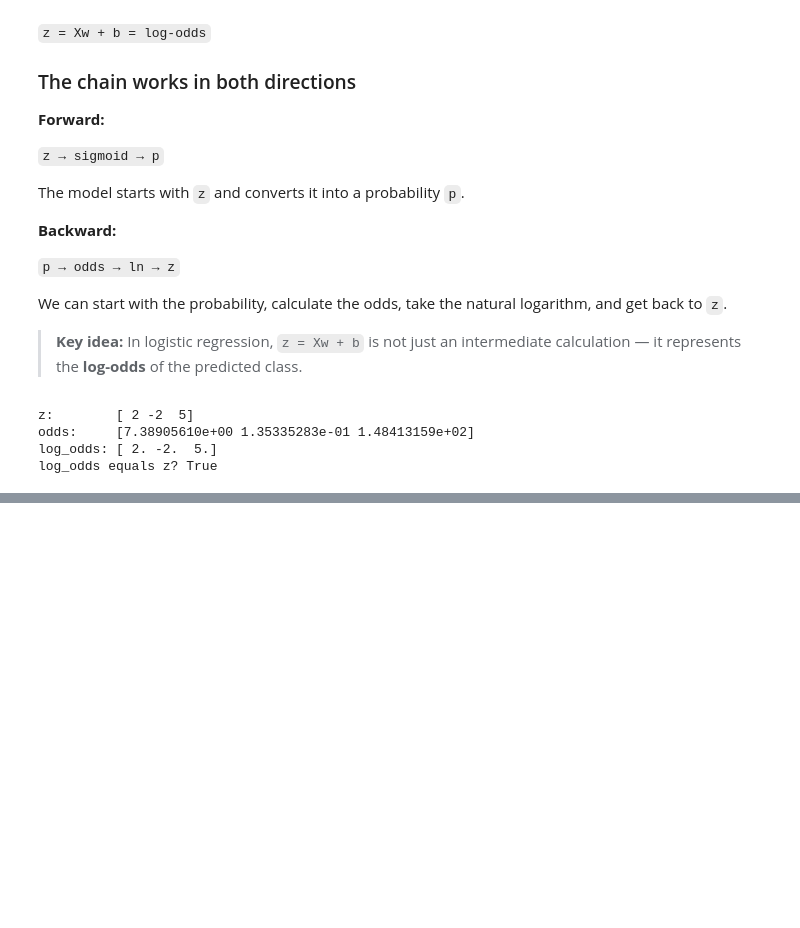
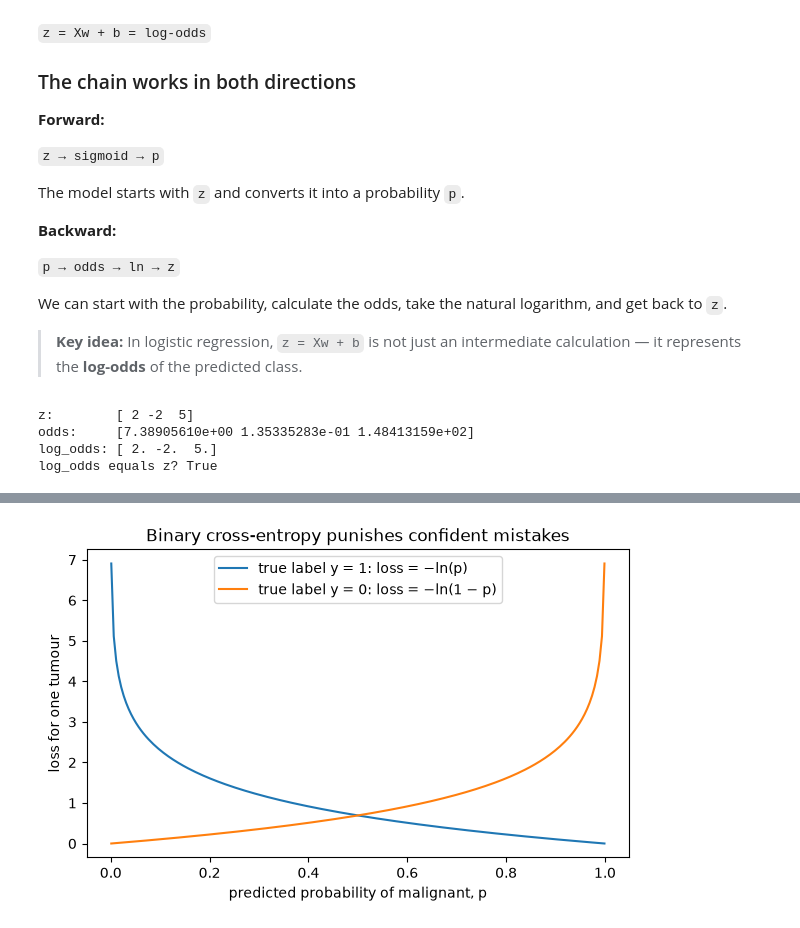
Before and after one commit to aviraljoshi27/mini-logistic-regression, a Jupyter notebook: notebooks/03_logistic_regression_math.ipynb, the cells around one changed output, grey strips where cells are left out. Saved outputs shown, nothing was run; the diff lists cells and outputs as text; code cells hidden in the pictures; blank space fills up the shorter version.

```diff
--- a/notebooks/03_logistic_regression_math.ipynb
+++ b/notebooks/03_logistic_regression_math.ipynb
@@ -146,0 +185,14 @@ log_odds equals z? True
+# %%
+# tumour's loss change as p moves from 0 to 1?
+p_grid = np.linspace(0.001, 0.999, 200)
+
+fig, ax = plt.subplots(figsize=(7, 4))
+ax.plot(p_grid, -np.log(p_grid), label="true label y = 1: loss = −ln(p)")
+ax.plot(p_grid, -np.log(1 - p_grid), label="true label y = 0: loss = −ln(1 − p)")
+ax.set_xlabel("predicted probability of malignant, p")
+ax.set_ylabel("loss for one tumour")
+ax.set_title("Binary cross-entropy punishes confident mistakes")
+ax.legend()
+plt.show()
+# %% [output]
+[figure, added]
```
Also changed, not shown: parts of 3 cells of this notebook.
